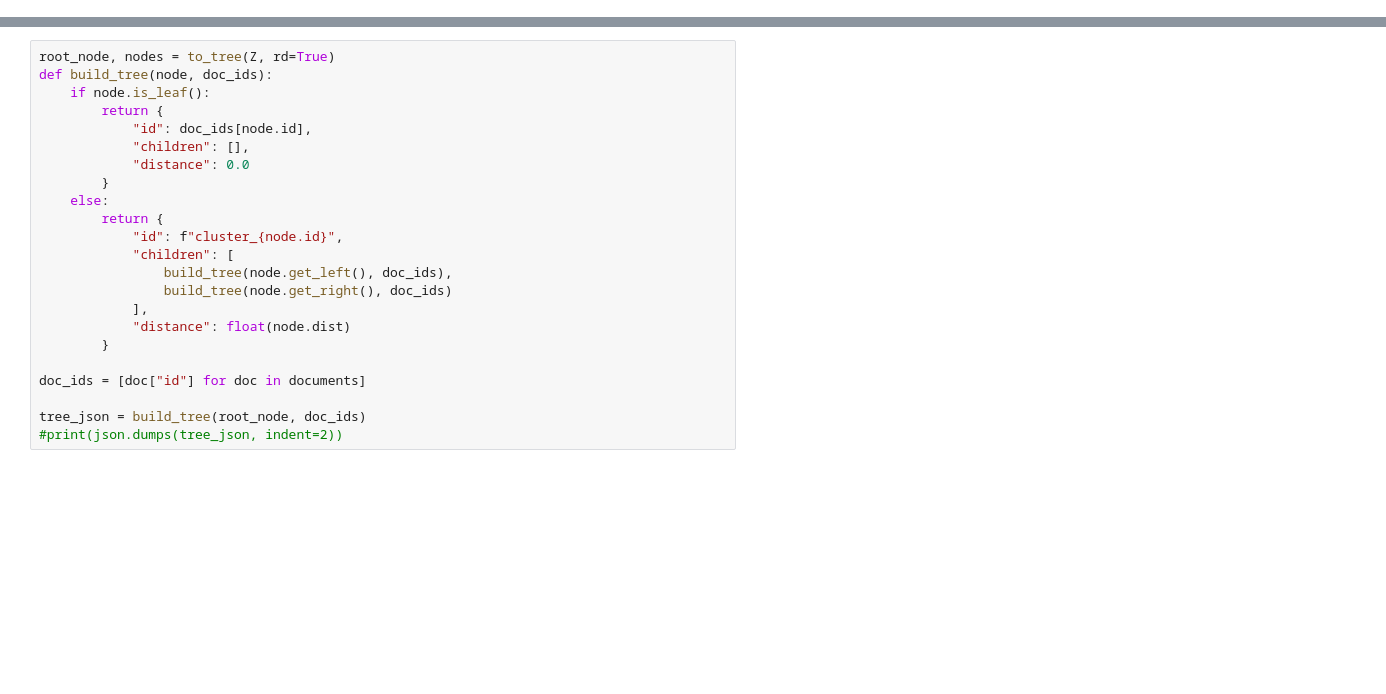
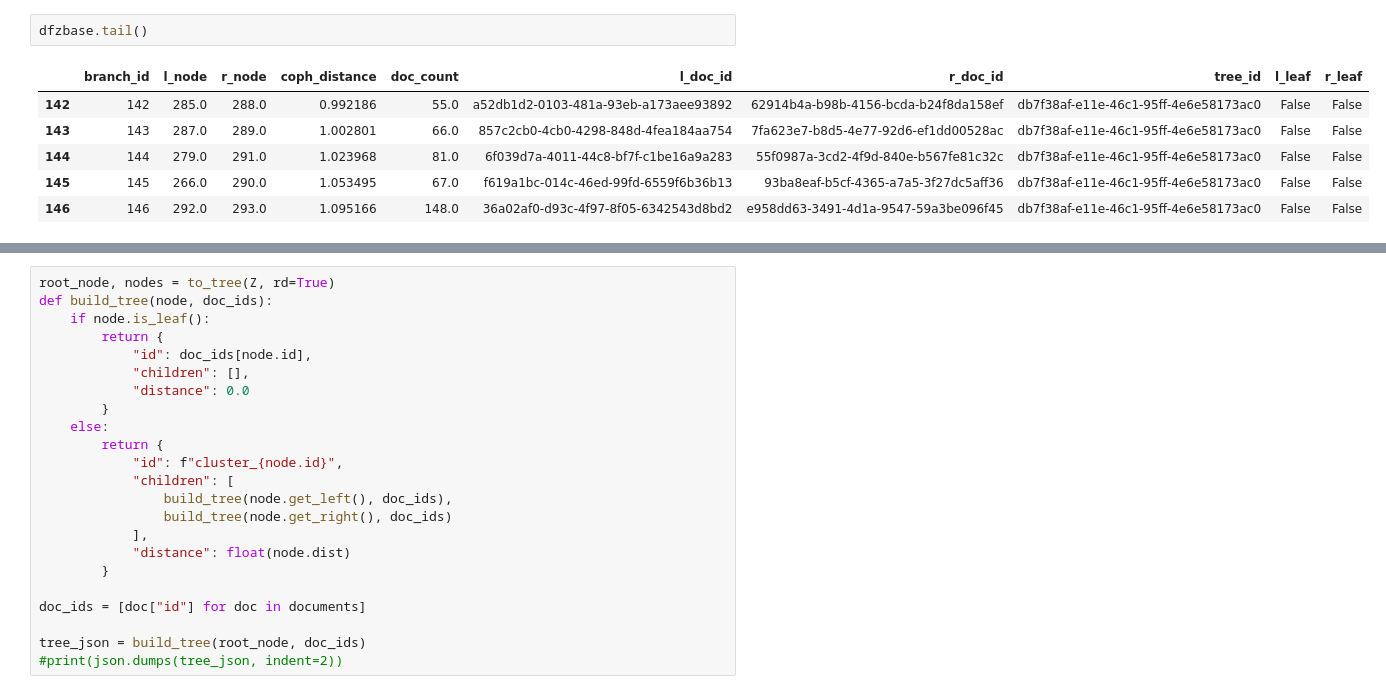
Before and after one commit to doc1000/text_analyzer, a Jupyter notebook: notebooks/cluster_tree.ipynb, the cells around one changed output, grey strips where cells are left out. Drawn from its saved outputs; the diff is of its cells as text; blank space fills up the shorter version.

```diff
--- a/notebooks/cluster_tree.ipynb
+++ b/notebooks/cluster_tree.ipynb
@@ -94,0 +151,9 @@ plt.show()
+# %%
+dfzbase.tail()
+# %% [output]
+|  | branch_id | l_node | r_node | coph_distance | doc_count | l_doc_id | r_doc_id | tree_id | l_leaf | r_leaf |
+| 142 | 142 | 285.0 | 288.0 | 0.992186 | 55.0 | a52db1d2-0103-481a-93eb-a173aee93892 | 62914b4a-b98b-4156-bcda-b24f8da158ef | db7f38af-e11e-46c1-95ff-4e6e58173ac0 | False | False |
+| 143 | 143 | 287.0 | 289.0 | 1.002801 | 66.0 | 857c2cb0-4cb0-4298-848d-4fea184aa754 | 7fa623e7-b8d5-4e77-92d6-ef1dd00528ac | db7f38af-e11e-46c1-95ff-4e6e58173ac0 | False | False |
+| 144 | 144 | 279.0 | 291.0 | 1.023968 | 81.0 | 6f039d7a-4011-44c8-bf7f-c1be16a9a283 | 55f0987a-3cd2-4f9d-840e-b567fe81c32c | db7f38af-e11e-46c1-95ff-4e6e58173ac0 | False | False |
+| 145 | 145 | 266.0 | 290.0 | 1.053495 | 67.0 | f619a1bc-014c-46ed-99fd-6559f6b36b13 | 93ba8eaf-b5cf-4365-a7a5-3f27dc5aff36 | db7f38af-e11e-46c1-95ff-4e6e58173ac0 | False | False |
+| 146 | 146 | 292.0 | 293.0 | 1.095166 | 148.0 | 36a02af0-d93c-4f97-8f05-6342543d8bd2 | e958dd63-3491-4d1a-9547-59a3be096f45 | db7f38af-e11e-46c1-95ff-4e6e58173ac0 | False | False |
```
Also changed, not shown: parts of 32 cells of this notebook, 1 other file.
